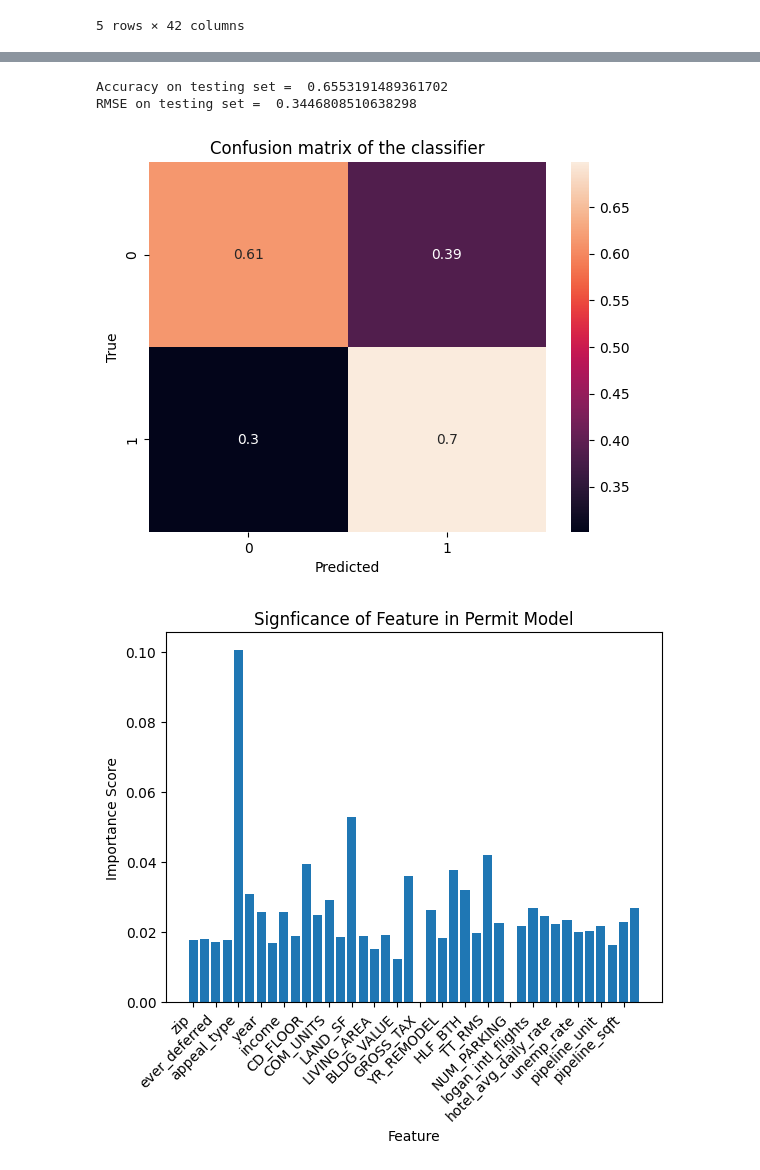
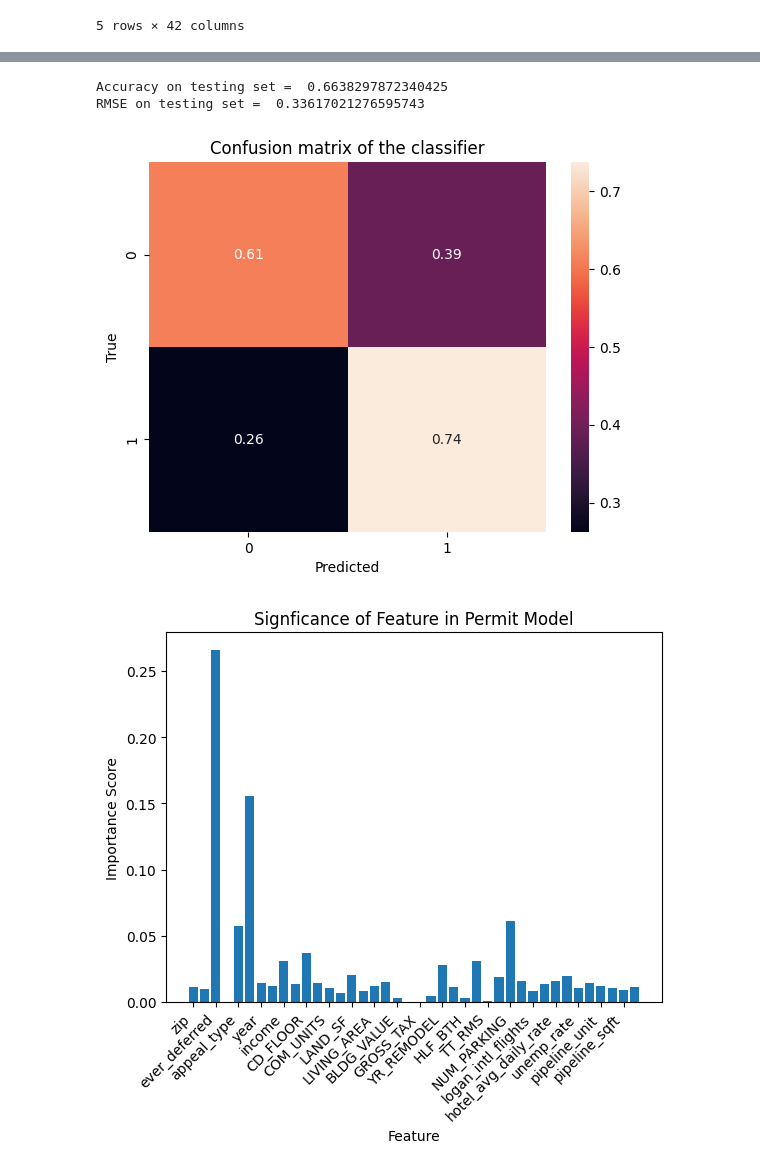
Before and after one commit to BU-Spark/ds-boston-permitting, a Jupyter notebook: fa23-team-f/workbooks/timevdo_extension_workbook.ipynb, the cells around one changed output, grey strips where cells are left out. Drawn from its saved outputs; the diff is of its cells as text; code cells hidden in the pictures.

```diff
--- a/fa23-team-f/workbooks/timevdo_extension_workbook.ipynb
+++ b/fa23-team-f/workbooks/timevdo_extension_workbook.ipynb
@@ -352,22 +349,22 @@ plt.show()
 # %%
 from xgboost import XGBClassifier
-bst = XGBClassifier(n_estimators=100, max_depth=100, learning_rate=0.1, objective='binary:logistic', booster='dart')
+bst = XGBClassifier(n_estimators=100, max_depth=150, learning_rate=1, objective='binary:logistic')
 bst.fit(X_train, Y_train)
 Y_test_predictions = bst.predict(X_test)
 
 print("Accuracy on testing set = ", accuracy_score(Y_test, Y_test_predictions))
 print("RMSE on testing set = ", mean_squared_error(Y_test, Y_test_predictions))
 
 cm = confusion_matrix(Y_test, Y_test_predictions, normalize='true')
 sns.heatmap(cm, annot=True)
 plt.title('Confusion matrix of the classifier')
 plt.xlabel('Predicted')
 plt.ylabel('True')
 plt.show()
 # %% [output]
-Accuracy on testing set =  0.6553191489361702
-RMSE on testing set =  0.3446808510638298
+Accuracy on testing set =  0.6638297872340425
+RMSE on testing set =  0.33617021276595743
-[figure, old version]
+[figure, new version]
 # %%
 labels = list(X_train_cpy.columns)
 vals = bst.feature_importances_
@@ -381,4 +378,4 @@ plt.ylabel("Importance Score")
 plt.xticks(np.arange(0,40,2), rotation=45, ha='right')
 plt.show()
 # %% [output]
-[figure, old version]
+[figure, new version]
```
Also changed, not shown: parts of 6 cells of this notebook.
